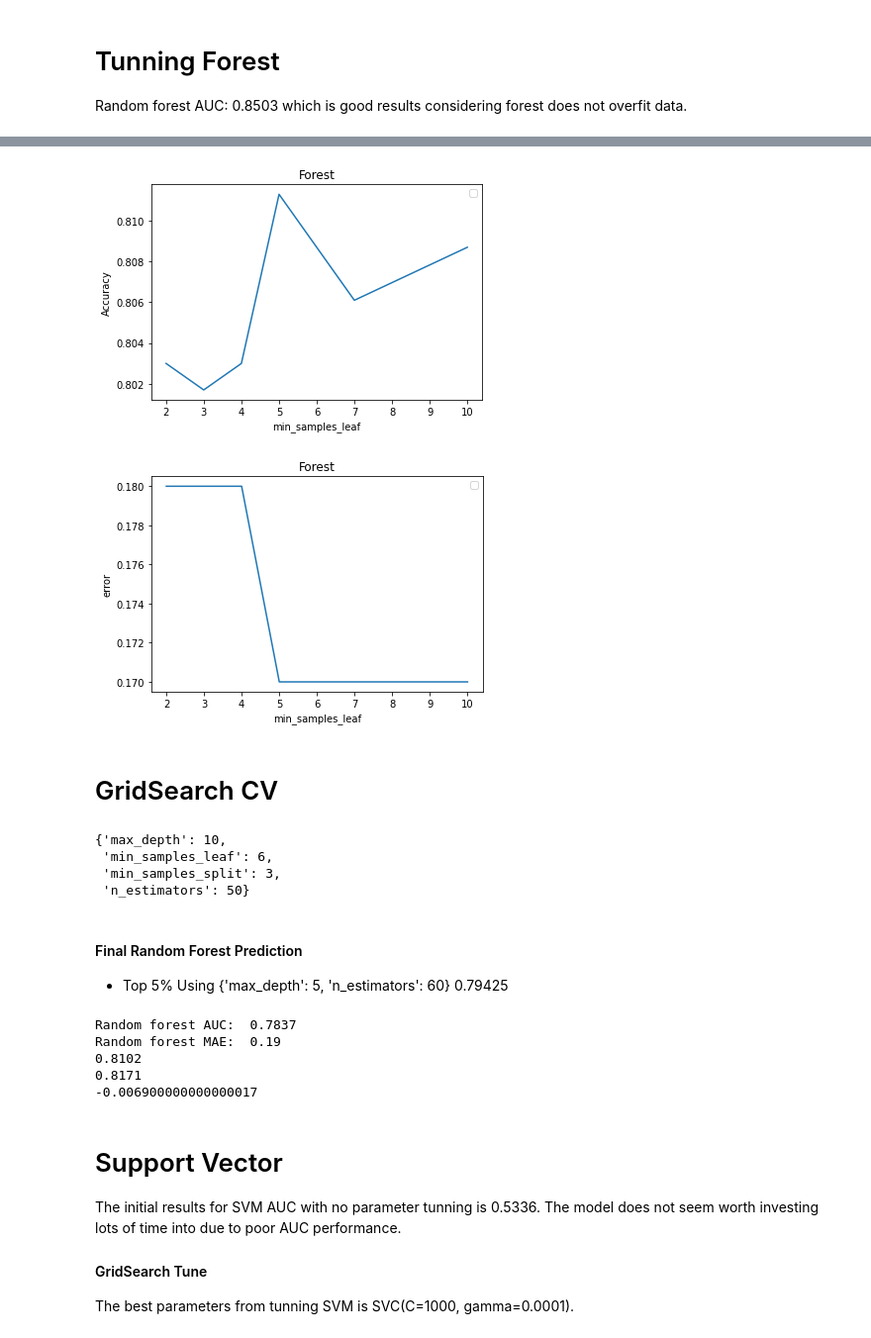
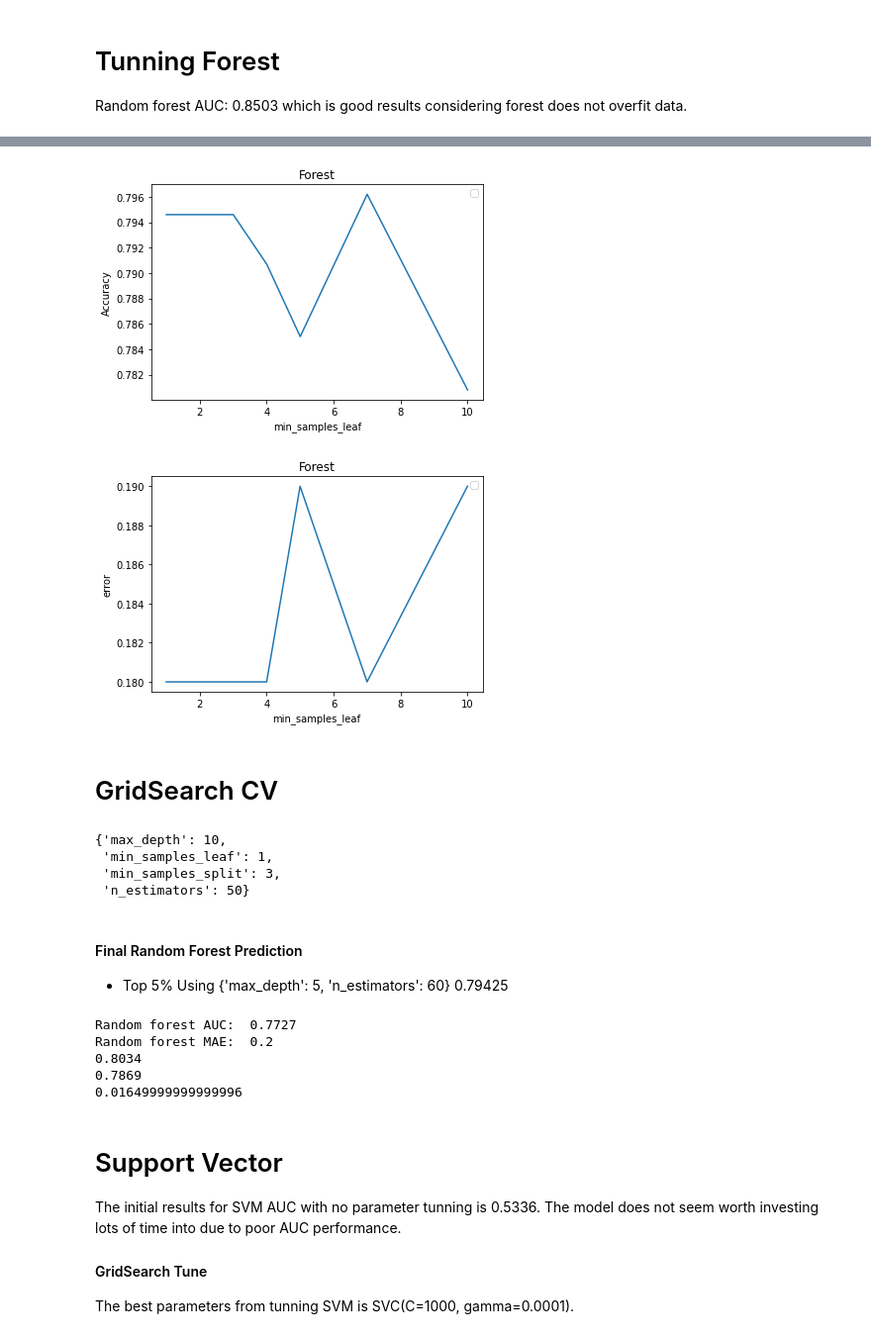
Before and after one commit to ScottySchmidt/MachineLearning, a Jupyter notebook: forestTop5%.ipynb, the cells around one changed output, grey strips where cells are left out. Shown at 99% size. Drawn from its saved outputs; the diff is of its cells as text; code cells hidden in the pictures.

Commit message:
Kaggle Notebook | forest | Version 22

```diff
--- a/forestTop5%.ipynb
+++ b/forestTop5%.ipynb
@@ -282,59 +282,59 @@ forestLeaf()
 # %%
-def forestLeaf():
-    numbers=[2, 3, 4, 5, 7, 10]
+def forestMinLeaf():
+    numbers=[1, 2, 3, 4, 5, 7, 10]
     accList=[] #accuracy train data
     maeList=[] #error
 
     for n in numbers:
-        forest = RandomForestClassifier(min_samples_split=n)
+        forest = RandomForestClassifier(min_samples_leaf=n)
         forest.fit(X_train, y_train)
         y_pred = forest.predict(X_test)
         mae=metrics.mean_absolute_error(y_test, y_pred).round(2)
         forest_auc = round( metrics.roc_auc_score(y_test, y_pred), 4 )
         #print("Random forest AUC: ", forest_auc)
 
         accList.append(forest_auc)
         maeList.append(mae)
 
     plt.plot(numbers,accList)
     plt.title("Forest")
     plt.xlabel('min_samples_leaf')
     plt.ylabel('Accuracy')
     plt.legend()
     plt.show()
 
     plt.plot(numbers, maeList)
     plt.title("Forest")
     plt.xlabel("min_samples_leaf")
     plt.ylabel('error')
     plt.legend()
     plt.show()
 
-forestLeaf()
+forestMinLeaf()
 # %% [output]
-[figure, old version]
+[figure, new version]
-[figure, old version]
+[figure, new version]
 # %% [markdown]
 # GridSearch CV
 # %%
-from sklearn.model_selection import cross_val_score
-from sklearn.model_selection import GridSearchCV
+from sklearn.model_selection import GridSearchCV, StratifiedKFold, cross_val_score
 
 params = {
-    'n_estimators':[20, 50, 60, 100],
+    'n_estimators':[50, 60, 100],
     'max_depth':[5, 6, 10],
-    'min_samples_split':[3, 10],
-    'min_samples_leaf':[4, 6]
+    'min_samples_split':[2, 3],  #2 is default
+    'min_samples_leaf':[1]   #1 is default
     #'max_features':['auto', 'sqrt', 'log2'],
     #'criterion':['gini', 'entropy'],
 }
 
+#kfold = StratifiedKFold(n_splits=5, shuffle=True, random_state=7)
 forestGrid=GridSearchCV(estimator=RandomForestClassifier(), param_grid=params, cv=5, scoring='accuracy')
 forestGrid.fit(X_train, y_train)
 forestGrid.best_params_
 # %% [output]
 {'max_depth': 10,
- 'min_samples_leaf': 6,
+ 'min_samples_leaf': 1,
  'min_samples_split': 3,
  'n_estimators': 50}
 # %% [markdown]
@@ -342,10 +342,10 @@ forestGrid.best_params_
 * Top 5% Using {'max_depth': 5, 'n_estimators': 60} 0.79425
 # %%
 forestFinal = RandomForestClassifier(
-   n_estimators=50,
-   max_depth=10,
-   min_samples_split=10,
-    min_samples_leaf=6
+   n_estimators=60,
+   max_depth=5,
+   min_samples_split=2,
+   min_samples_leaf=1 #1 is default
    #criterion='entropy',
    # max_features='auto',
 )
@@ -367,11 +367,11 @@ print(forestScore)
 print(forestCV)
 print(forestScore-forestCV)
 # %% [output]
-Random forest AUC:  0.7837
-Random forest MAE:  0.19
-0.8102
-0.8171
--0.006900000000000017
+Random forest AUC:  0.7727
+Random forest MAE:  0.2
+0.8034
+0.7869
+0.01649999999999996
 # %% [markdown]
 # Support Vector
 The initial results for SVM AUC with no parameter tunning is 0.5336.  The model does not seem worth investing lots of time into due to poor AUC performance.
```
Also changed, not shown: parts of 4 cells of this notebook.
